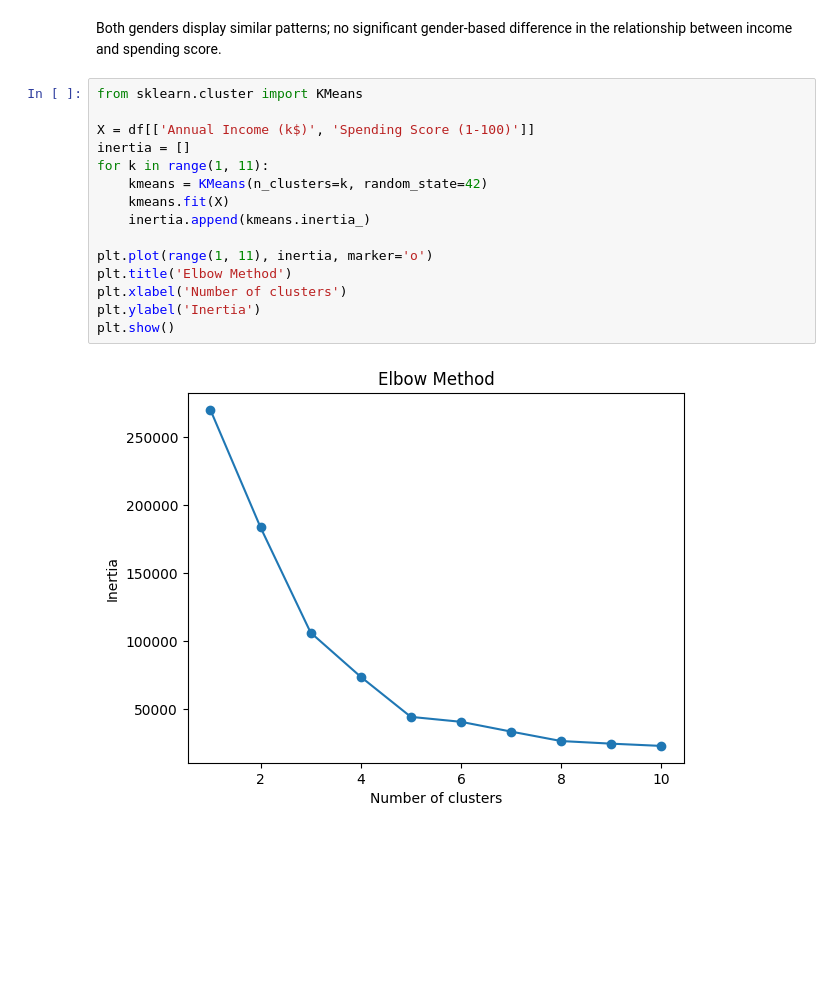
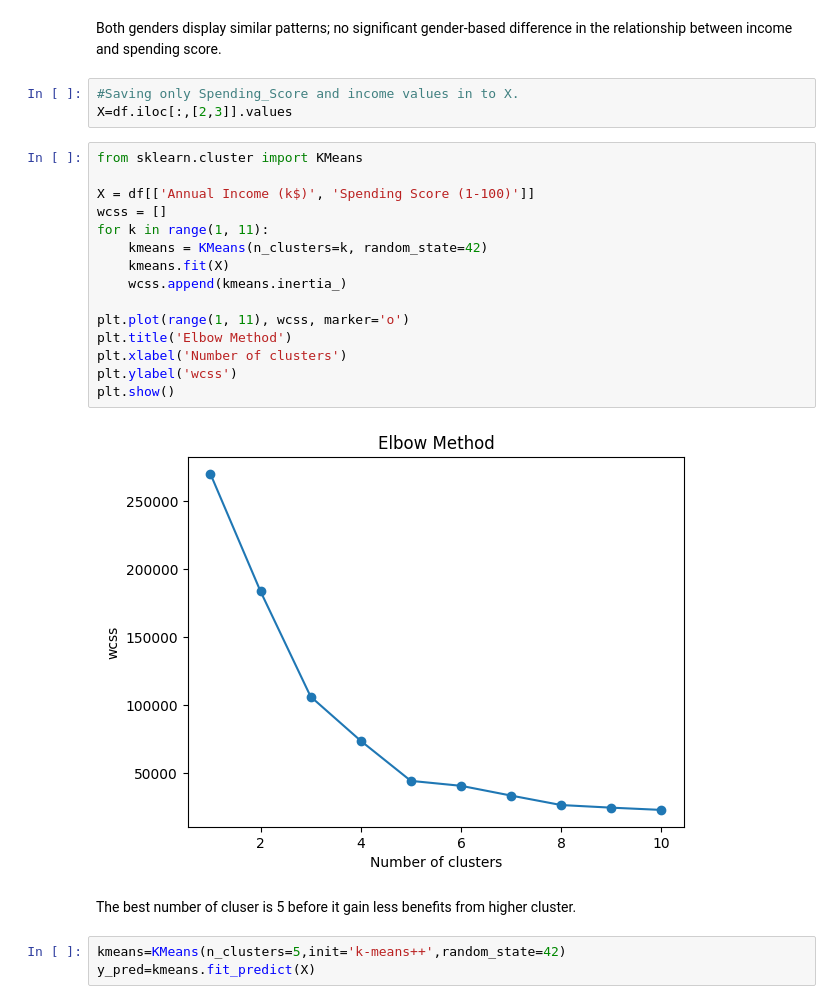
Before and after one commit to gordonnguyen/data-science-1, a Jupyter notebook: hw4/hw4.ipynb, the cells around one changed output. Saved outputs shown, nothing was run; the diff lists cells and outputs as text; blank space fills up the shorter version.

```diff
--- a/hw4/hw4.ipynb
+++ b/hw4/hw4.ipynb
@@ -125,20 +121,28 @@ plt.show()
 [figure]
 # %% [markdown]
 Both genders display similar patterns; no significant gender-based difference in the relationship between income and spending score.
+# %%
+#Saving only Spending_Score and income values in to X.
+X=df.iloc[:,[2,3]].values
 # %%
 from sklearn.cluster import KMeans
 
 X = df[['Annual Income (k$)', 'Spending Score (1-100)']]
-inertia = []
+wcss = []
 for k in range(1, 11):
     kmeans = KMeans(n_clusters=k, random_state=42)
     kmeans.fit(X)
-    inertia.append(kmeans.inertia_)
+    wcss.append(kmeans.inertia_)
 
-plt.plot(range(1, 11), inertia, marker='o')
+plt.plot(range(1, 11), wcss, marker='o')
 plt.title('Elbow Method')
 plt.xlabel('Number of clusters')
-plt.ylabel('Inertia')
+plt.ylabel('wcss')
 plt.show()
 # %% [output]
-[figure, old version]
+[figure, new version]
+# %% [markdown]
+The best number of cluser is 5 before it gain less benefits from higher cluster.
+# %%
+kmeans=KMeans(n_clusters=5,init='k-means++',random_state=42)
+y_pred=kmeans.fit_predict(X)
```
Also changed, not shown: parts of 16 cells of this notebook, 1 other file.
